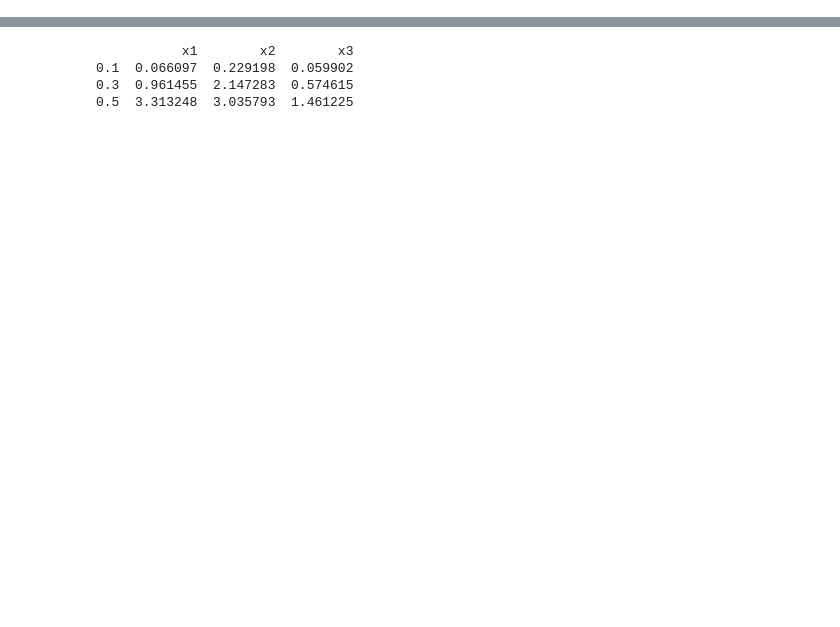
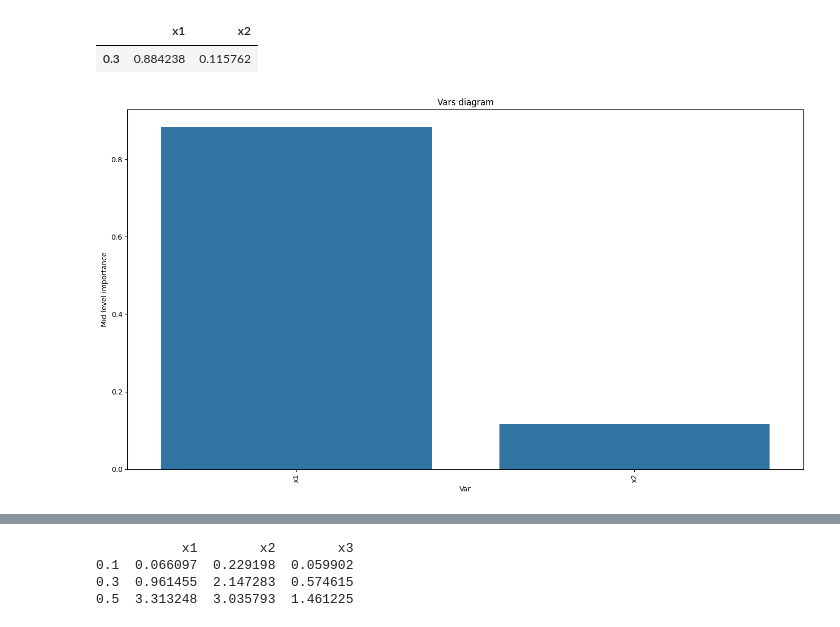
Before and after one commit to Schubydo/msc_code, a Jupyter notebook: SO_Numerical_Experiments/vars.ipynb, the cells around one changed output, grey strips where cells are left out. Drawn from its saved outputs; the diff is of its cells as text; code cells hidden in the pictures; blank space fills up the shorter version.

```diff
--- a/SO_Numerical_Experiments/vars.ipynb
+++ b/SO_Numerical_Experiments/vars.ipynb
@@ -163 +101,53 @@ AttributeError: 'NoneType' object has no attribute 'parameters'
+# %%
+from botorch.test_functions import Levy
+import torch
+DIM = 2
+LOWER = -10
+UPPER = 10
+N = 25
+fun=Levy(dim=DIM,negate=True)
+
+fun.bounds[0, :].fill_(LOWER) # Bounds of the function
+fun.bounds[1, :].fill_(UPPER)
+
+samples = (UPPER - LOWER) * torch.rand(N, DIM) + LOWER
+y_values = torch.tensor([fun(sample) for sample in samples])
+
+data = {
+    'x1': samples[:, 0].numpy(),
+    'x2': samples[:, 1].numpy(),
+    'y': y_values.numpy()
+}
+vars_df = pd.DataFrame(data)
+
+vars_df.to_csv('vars_data_true.csv', index=False)
+h = 0.3
+experiment = DVARS(data_file = 'vars_data_true.csv',
+                   outvarname = 'y',
+                   ivars_range = h,
+                   phi0=1,
+                   phi_max=1e6,
+                   tol = 1e-6,
+                   correlation_func_type='linear',
+                   report_verbose=False)
+
+experiment.run()
+display(experiment.ratios)
+
+data = pd.DataFrame(experiment.ratios, index=[h])
+data = data.T.sort_values(by=h, ascending=False).T
+
+plt.figure(figsize=(14, 8))
+sns.barplot(x=data.columns, y=data.iloc[0])
+plt.xticks(rotation=90)
+plt.title('Vars diagram')
+plt.xlabel('Var')
+plt.ylabel('Mid level importance')
+plt.tight_layout()
+
+plt.show()
+# %% [output]
+|  | x1 | x2 |
+| 0.3 | 0.884238 | 0.115762 |
+[figure, added]
 # %%
```
Also changed, not shown: parts of 12 cells of this notebook, 2 other files.
